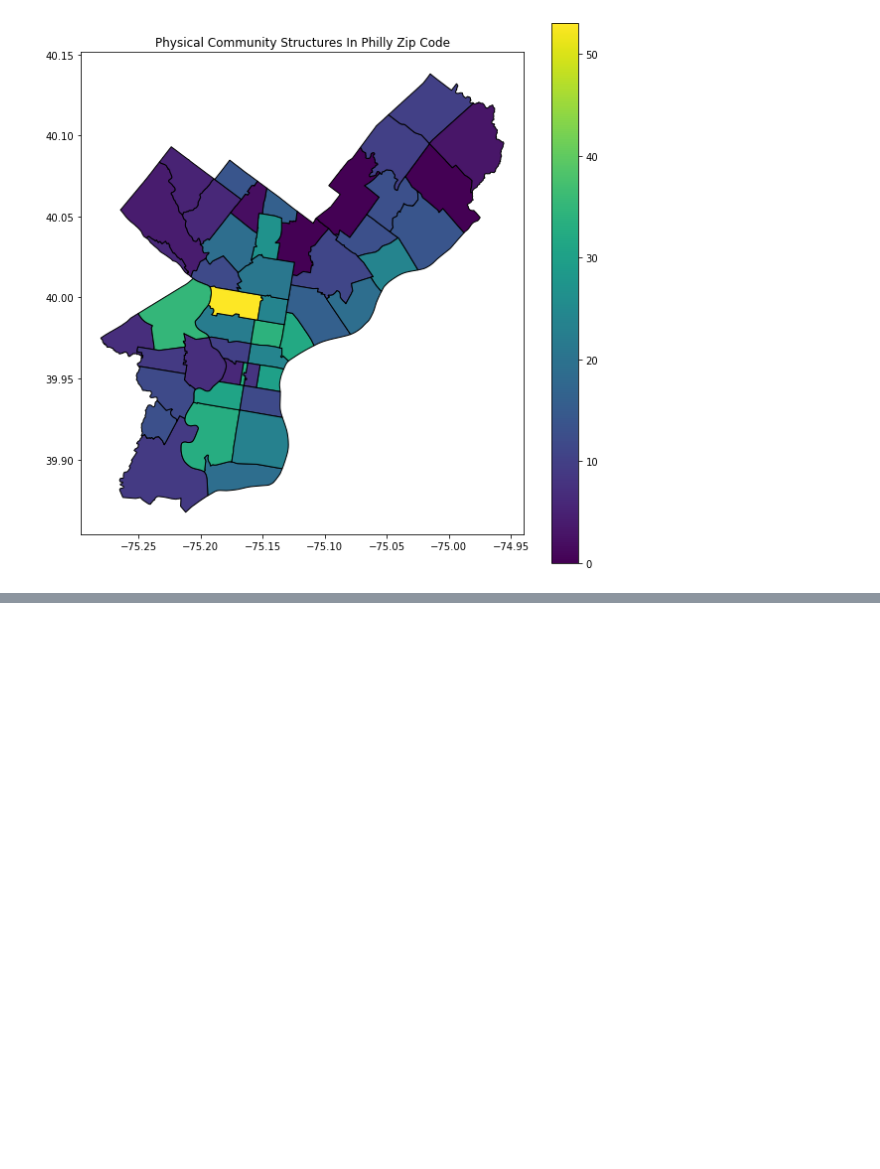
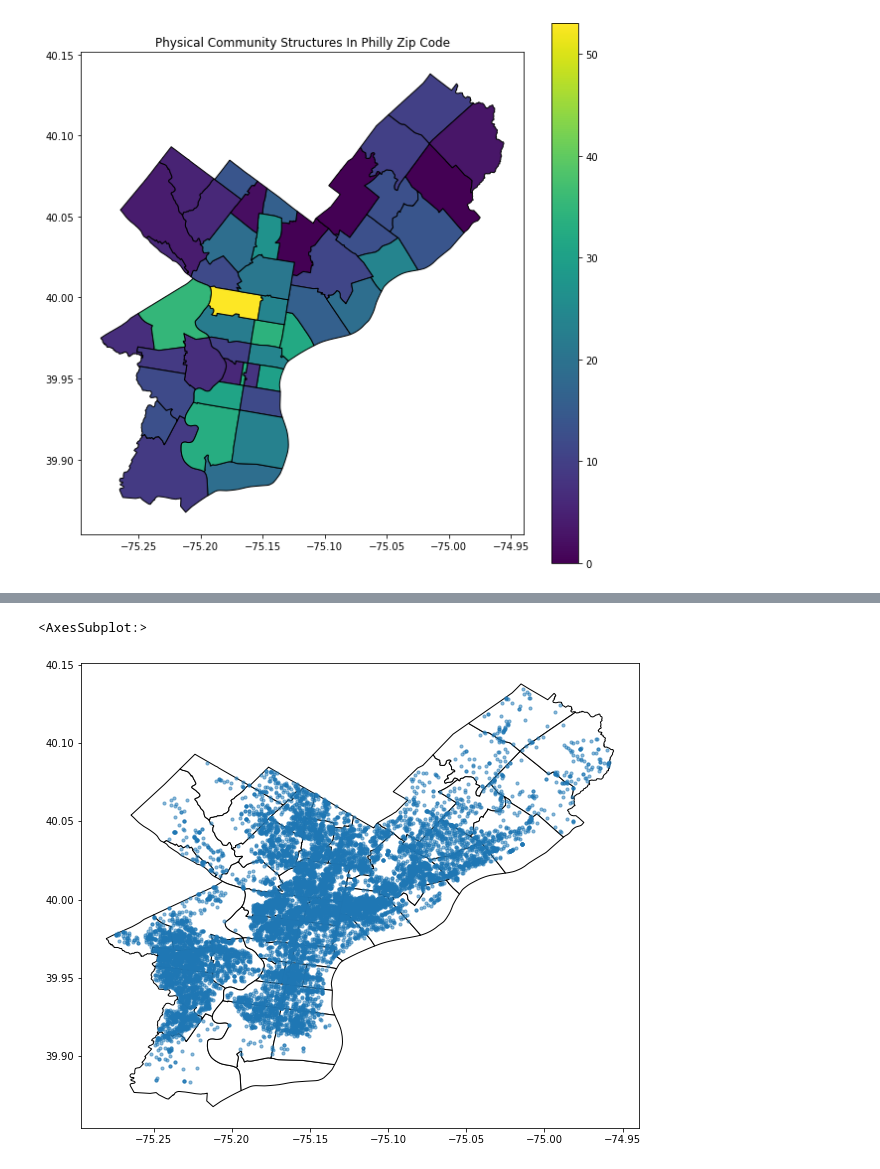
Before and after one commit to mbod/fundcarenotcops_apl, a Jupyter notebook: notebooks/Physical_Structure_Resources.ipynb, the cells around one changed output, grey strips where cells are left out. Cells and saved outputs as stored; diff of their text form; code cells hidden in the pictures; blank space fills up the shorter version.

Commit message:
finished first pass violent crime relationship analysis

```diff
--- a/notebooks/Physical_Structure_Resources.ipynb
+++ b/notebooks/Physical_Structure_Resources.ipynb
@@ -109,0 +96,2 @@ ValueError: supplied range of [-inf, 1.724275869600789] is not finite
+# %%
+crime_df = pd.read_csv('../data/crime_data/crime_data_2019.csv')
@@ -109,0 +101,17 @@ ValueError: supplied range of [-inf, 1.724275869600789] is not finite
+# %%
+violent_codes = [100,200,300,400]
+violent_df = crime_df.loc[crime_df.ucr_general.isin(violent_codes)]
+
+violent_df = violent_df.loc[crime_df.lng > -80]
+violent_df['geometry'] = gpd.points_from_xy(violent_df['point_x'],violent_df['point_y'])
+violent_df_gpd = gpd.GeoDataFrame(violent_df)
+# %%
+base = PhillyMap.plot(color='white', edgecolor='black', figsize=(10,10))
+
+violent_df_gpd.plot(ax=base,
+                markersize=10,
+                alpha=0.5,
+                legend=True)
+# %% [output]
+<AxesSubplot:>
+[figure, added]
```
Also changed, not shown: parts of 17 cells of this notebook.
